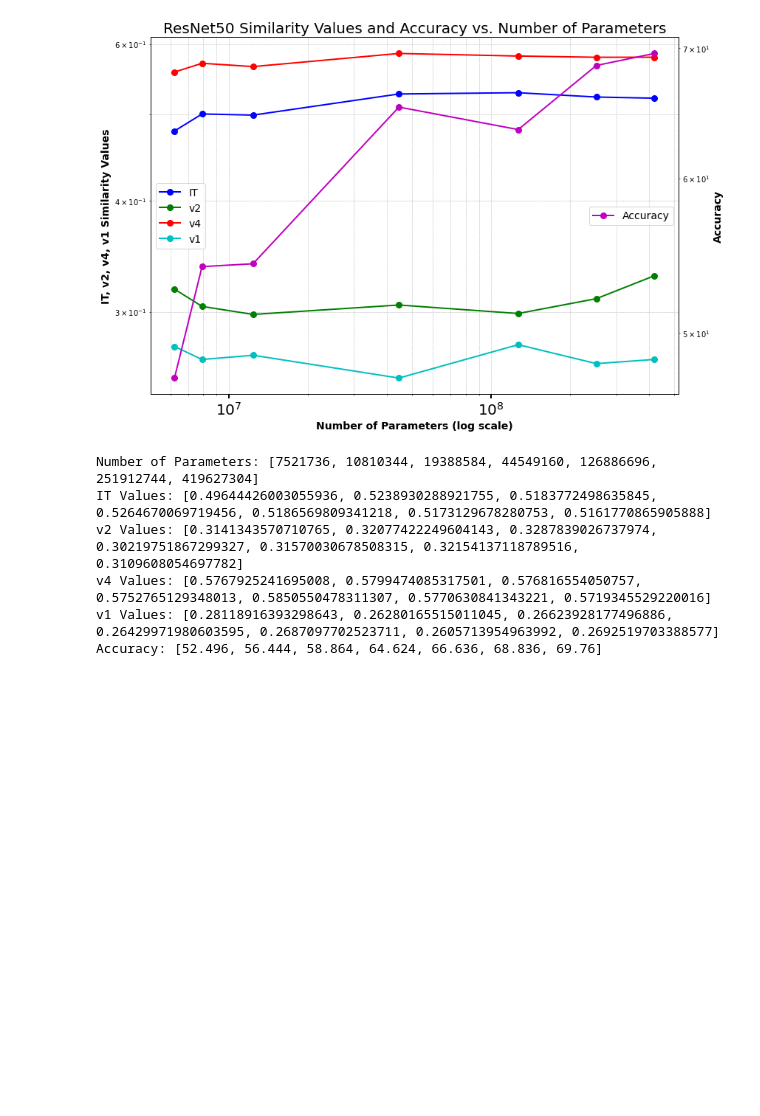
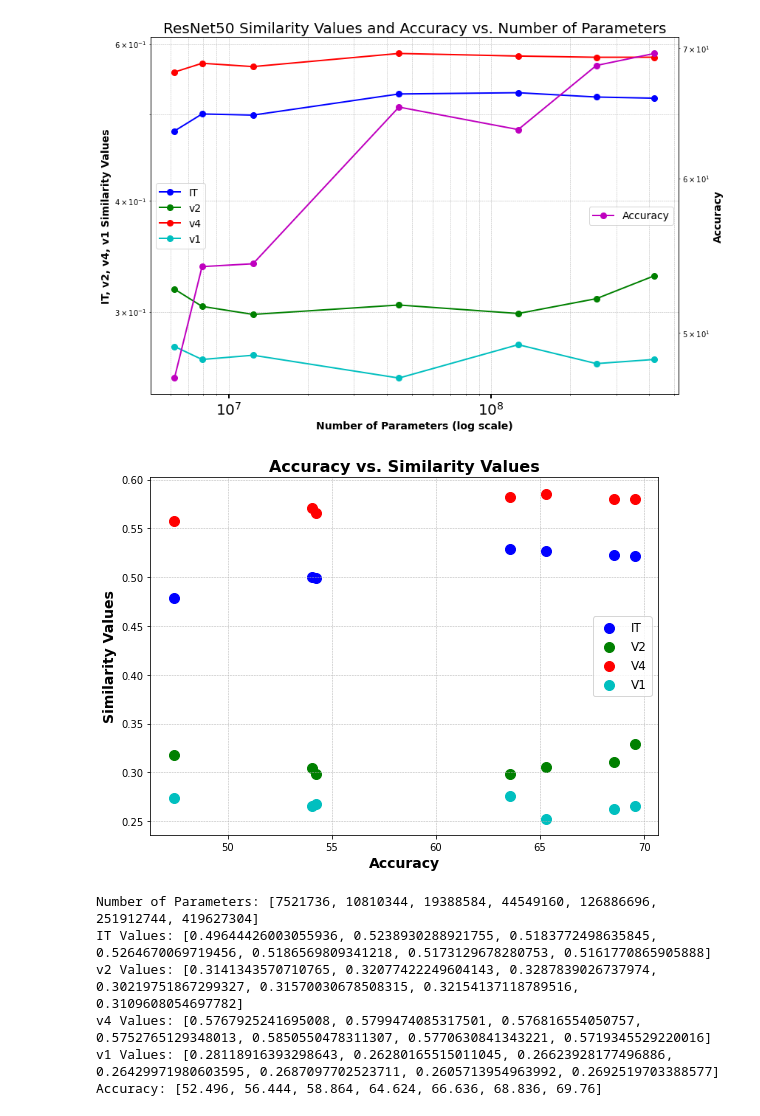
Before and after one commit to BabaSanfour/scaling_brain_similarity, a Jupyter notebook: plot_results.ipynb, the cells around one changed output. Cells and saved outputs as stored; diff of their text form; code cells hidden in the pictures; blank space fills up the shorter version.

Commit message:
add scatter

```diff
--- a/plot_results.ipynb
+++ b/plot_results.ipynb
@@ -72,6 +72,31 @@ plt.show()
 fig.savefig(os.path.join(plots_folder, 'resnet50_scaling.png'))
 # %% [output]
 [figure]
+# %%
+# Create a new figure and axis
+plt.figure(figsize=(8, 6))
+# Create the scatter plot
+plt.scatter(Accuracy, IT_values, marker='o', s=100, color='b', label='IT')
+plt.scatter(Accuracy, v2_values, marker='o', s=100, color='g', label='V2')
+plt.scatter(Accuracy, v4_values, marker='o', s=100, color='r', label='V4')
+plt.scatter(Accuracy, v1_values, marker='o', s=100, color='c', label='V1')
+
+# Set labels and title with specific font size
+plt.xlabel('Accuracy', fontsize=14, weight="bold")
+plt.ylabel('Similarity Values', fontsize=14, weight="bold")
+plt.title('Accuracy vs. Similarity Values', fontsize=16, weight="bold")
+
+# Set legend with specific font size
+plt.legend(fontsize=12)
+
+# Add gridlines
+plt.grid(True, which="both", ls="--", linewidth=0.5)
+
+# Show the plot
+plt.tight_layout()
+plt.show()
+# %% [output]
+[figure, added]
 # %%
 data = pd.read_pickle('brain_score_results/resnet101_scaling_res.pkl')
 parameter_counts = []
```
Also changed, not shown: parts of 3 cells of this notebook.
